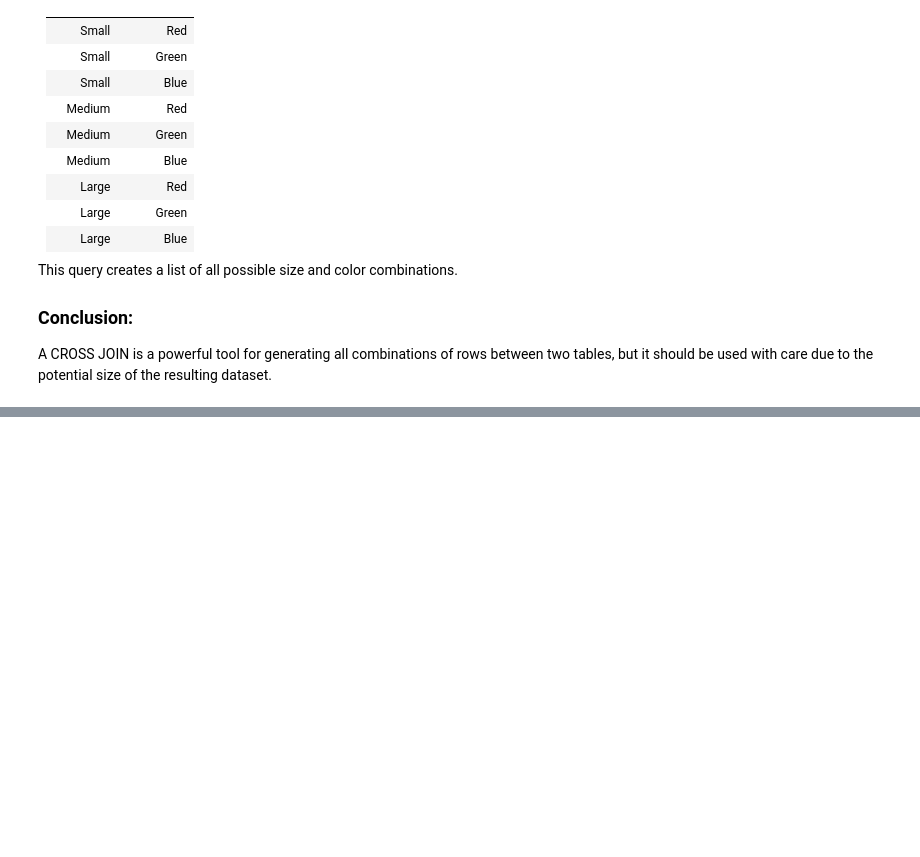
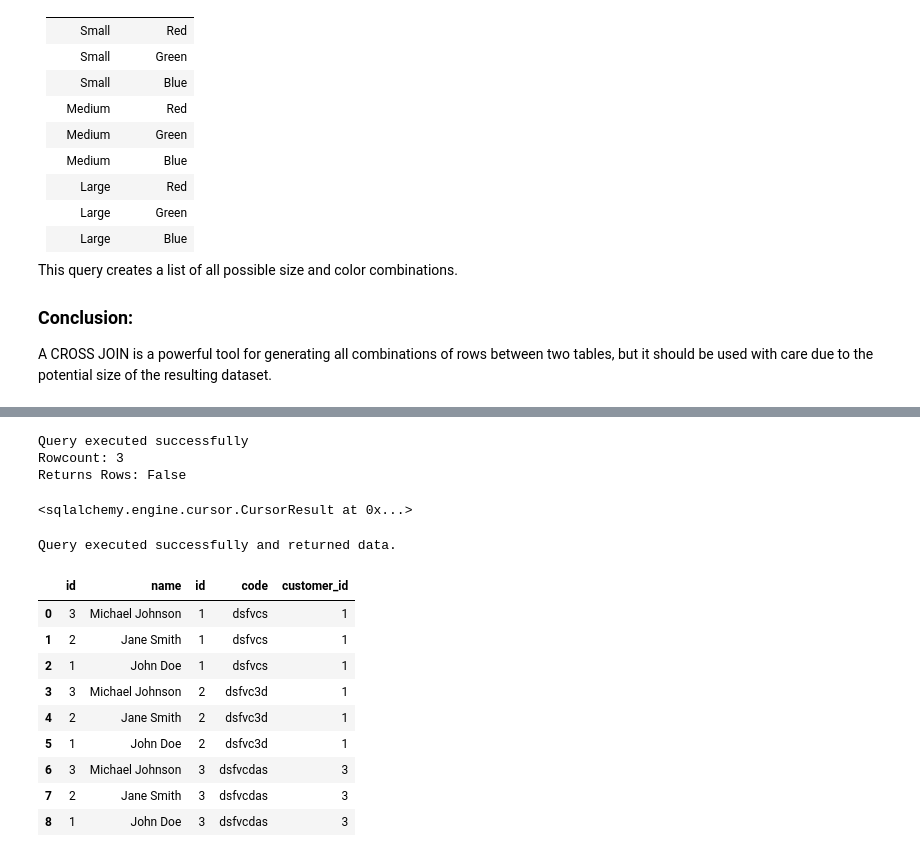
Before and after one commit to souravsarker2015/mysql_bootcamp, a Jupyter notebook: 13_one_to_many_and_joins/13_one_to_many_and_joins.ipynb, the cells around one changed output, grey strips where cells are left out. Cells and saved outputs as stored; diff of their text form; code cells hidden in the pictures; blank space fills up the shorter version.

```diff
--- a/13_one_to_many_and_joins/13_one_to_many_and_joins.ipynb
+++ b/13_one_to_many_and_joins/13_one_to_many_and_joins.ipynb
@@ -328,0 +439,33 @@ A CROSS JOIN is a powerful tool for generating all combinations of rows between
+# %%
+query = """
+insert into orders (code,customer_id)
+values
+("dsfvcs",1),
+("dsfvc3d",1),
+("dsfvcdas",3);
+"""
+
+get_query_result(query)
+# %% [output]
+Query executed successfully
+Rowcount: 3
+Returns Rows: False
+<sqlalchemy.engine.cursor.CursorResult at 0x...>
+# %%
+query = """
+select * from customers,orders
+"""
+
+get_query_result(query)
+# %% [output]
+Query executed successfully and returned data.
+|  | id | name | id | code | customer_id |
+| 0 | 3 | Michael Johnson | 1 | dsfvcs | 1 |
+| 1 | 2 | Jane Smith | 1 | dsfvcs | 1 |
+| 2 | 1 | John Doe | 1 | dsfvcs | 1 |
+| 3 | 3 | Michael Johnson | 2 | dsfvc3d | 1 |
+| 4 | 2 | Jane Smith | 2 | dsfvc3d | 1 |
+| 5 | 1 | John Doe | 2 | dsfvc3d | 1 |
+| 6 | 3 | Michael Johnson | 3 | dsfvcdas | 3 |
+| 7 | 2 | Jane Smith | 3 | dsfvcdas | 3 |
+| 8 | 1 | John Doe | 3 | dsfvcdas | 3 |
```
Also changed, not shown: parts of 22 cells of this notebook, 1 other file.
